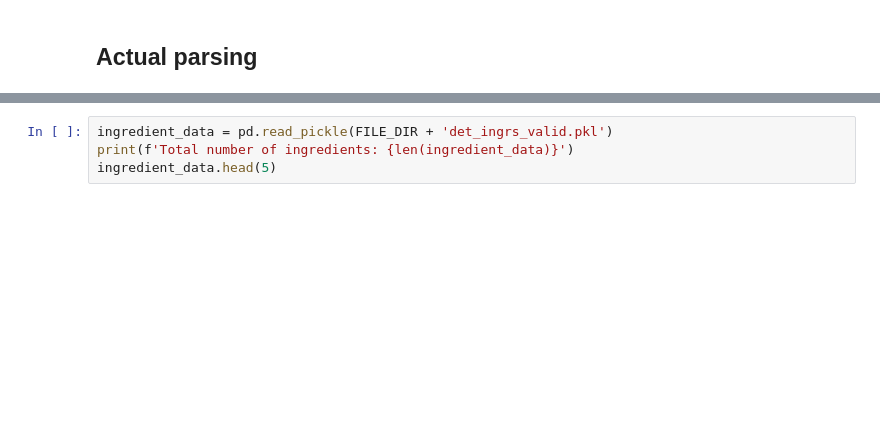
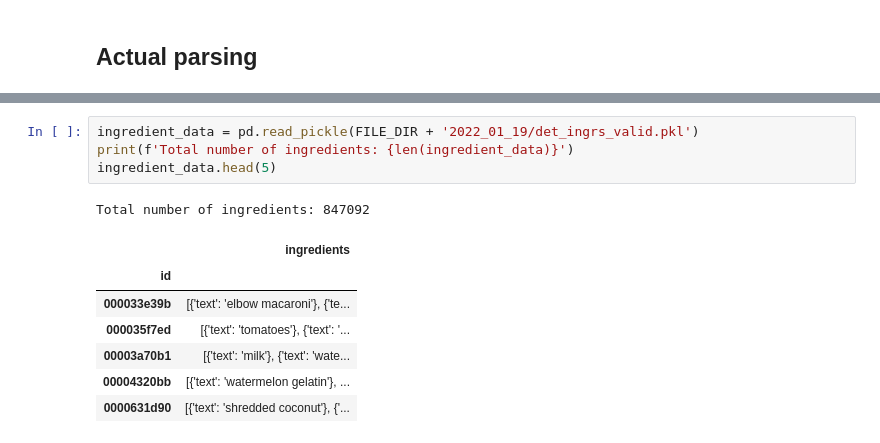
Before and after one commit to mscholl96/mad-recime, a Jupyter notebook: data/recipe1M/parser/parser.ipynb, the cells around one changed output, grey strips where cells are left out. Cells and saved outputs as stored; diff of their text form; blank space fills up the shorter version.

```diff
--- a/data/recipe1M/parser/parser.ipynb
+++ b/data/recipe1M/parser/parser.ipynb
@@ -85,5 +129,14 @@ data.head(5)
 # %%
-ingredient_data = pd.read_pickle(FILE_DIR + 'det_ingrs_valid.pkl')
+ingredient_data = pd.read_pickle(FILE_DIR + '2022_01_19/det_ingrs_valid.pkl')
 print(f'Total number of ingredients: {len(ingredient_data)}')
 ingredient_data.head(5)
+# %% [output]
+Total number of ingredients: 847092
+|  | ingredients |
+| id |  |
+| 000033e39b | [{'text': 'elbow macaroni'}, {'te... |
+| 000035f7ed | [{'text': 'tomatoes'}, {'text': '... |
+| 00003a70b1 | [{'text': 'milk'}, {'text': 'wate... |
+| 00004320bb | [{'text': 'watermelon gelatin'}, ... |
+| 0000631d90 | [{'text': 'shredded coconut'}, {'... |
 # %%
```
Also changed, not shown: parts of 8 cells of this notebook.
